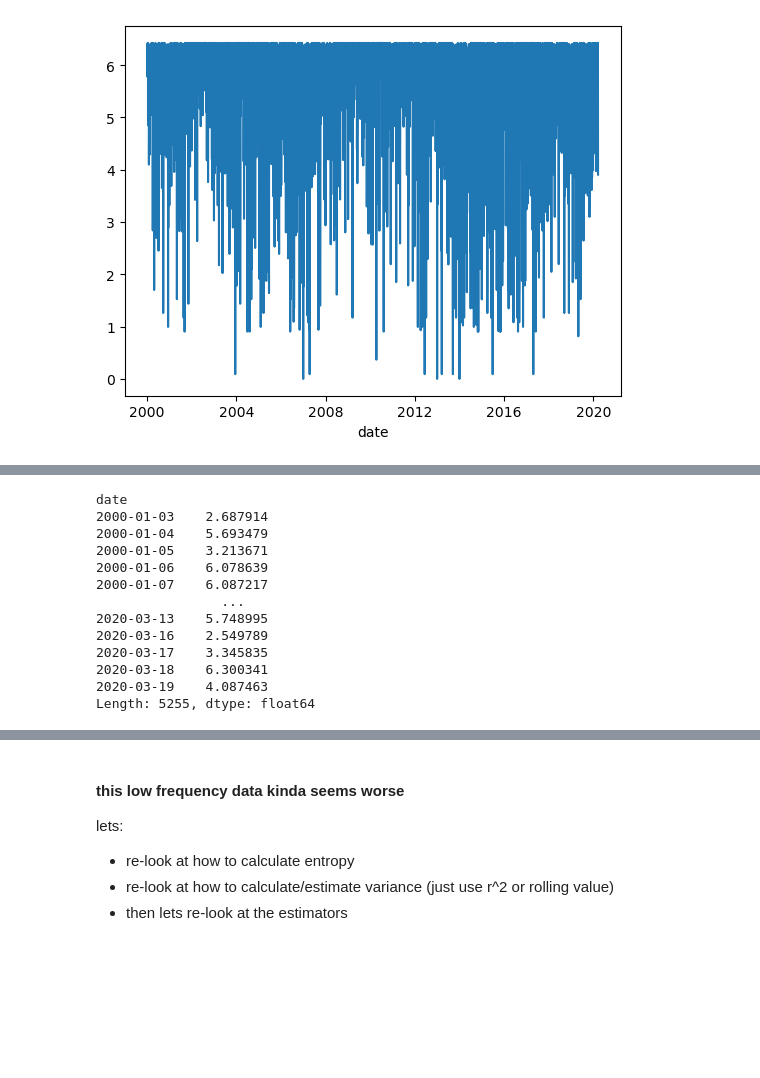
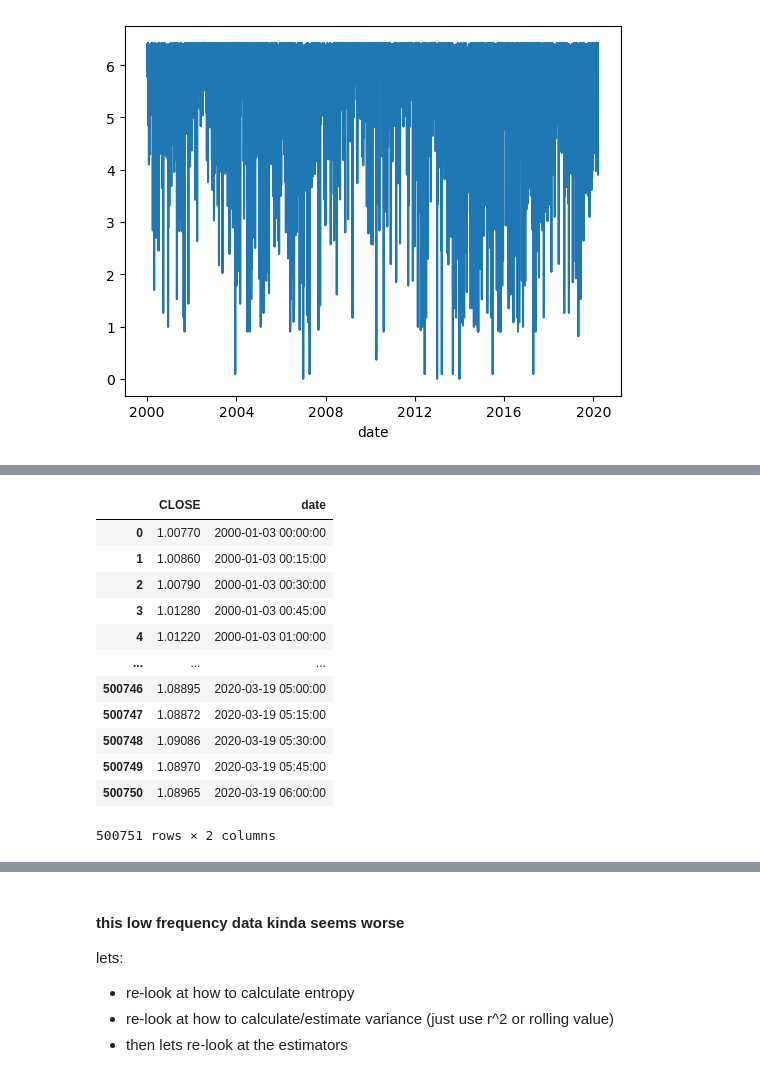
Before and after one commit to cameronjm123/home_research, a Jupyter notebook: research_projects/volatility_entropy_pred.ipynb, the cells around one changed output, grey strips where cells are left out. Cells and saved outputs as stored; diff of their text form; code cells hidden in the pictures; blank space fills up the shorter version.

```diff
--- a/research_projects/volatility_entropy_pred.ipynb
+++ b/research_projects/volatility_entropy_pred.ipynb
@@ -80,16 +77,16 @@ eurusd_data[['date', 'ret_sqd']].set_index('date')
-# %%
-entropy
-# %% [output]
-date
-2000-01-03    2.687914
-2000-01-04    5.693479
-2000-01-05    3.213671
-2000-01-06    6.078639
-2000-01-07    6.087217
-                ...
-2020-03-13    5.748995
-2020-03-16    2.549789
-2020-03-17    3.345835
-2020-03-18    6.300341
-2020-03-19    4.087463
-Length: 5255, dtype: float64
+# %%
+eurusd_data
+# %% [output]
+|  | CLOSE | date |
+| 0 | 1.00770 | 2000-01-03 00:00:00 |
+| 1 | 1.00860 | 2000-01-03 00:15:00 |
+| 2 | 1.00790 | 2000-01-03 00:30:00 |
+| 3 | 1.01280 | 2000-01-03 00:45:00 |
+| 4 | 1.01220 | 2000-01-03 01:00:00 |
+| ... | ... | ... |
+| 500746 | 1.08895 | 2020-03-19 05:00:00 |
+| 500747 | 1.08872 | 2020-03-19 05:15:00 |
+| 500748 | 1.09086 | 2020-03-19 05:30:00 |
+| 500749 | 1.08970 | 2020-03-19 05:45:00 |
+| 500750 | 1.08965 | 2020-03-19 06:00:00 |
+500751 rows × 2 columns
```
Also changed, not shown: parts of 15 cells of this notebook.
